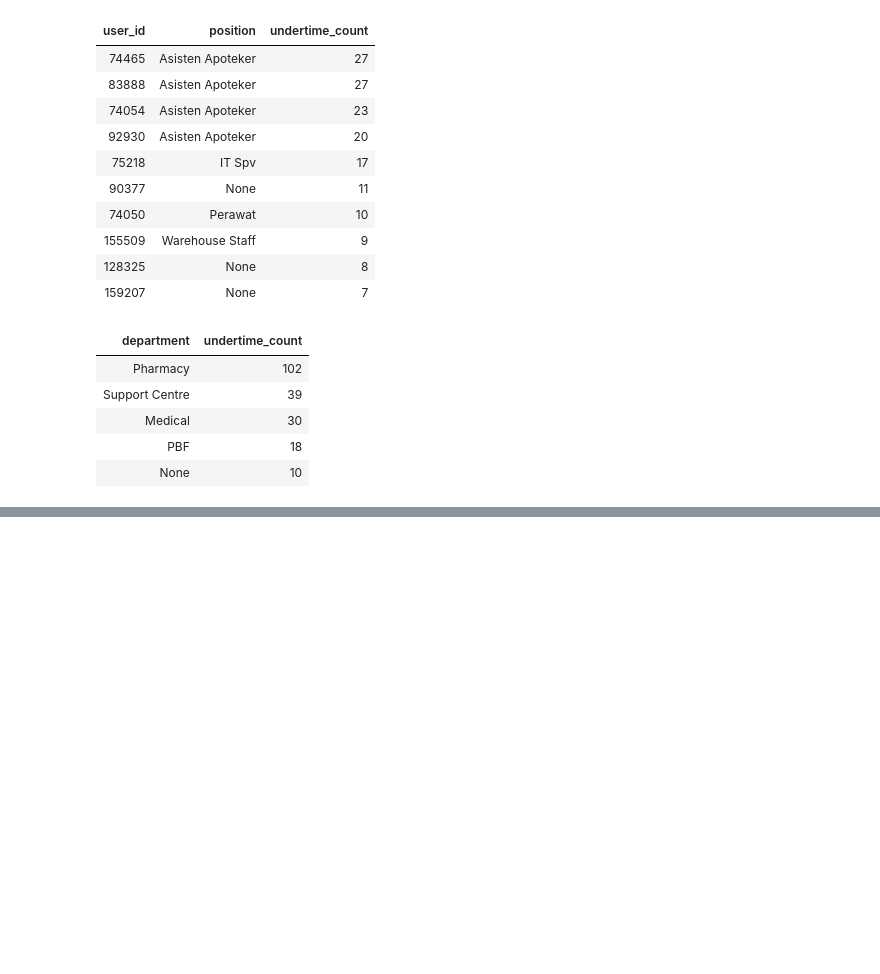
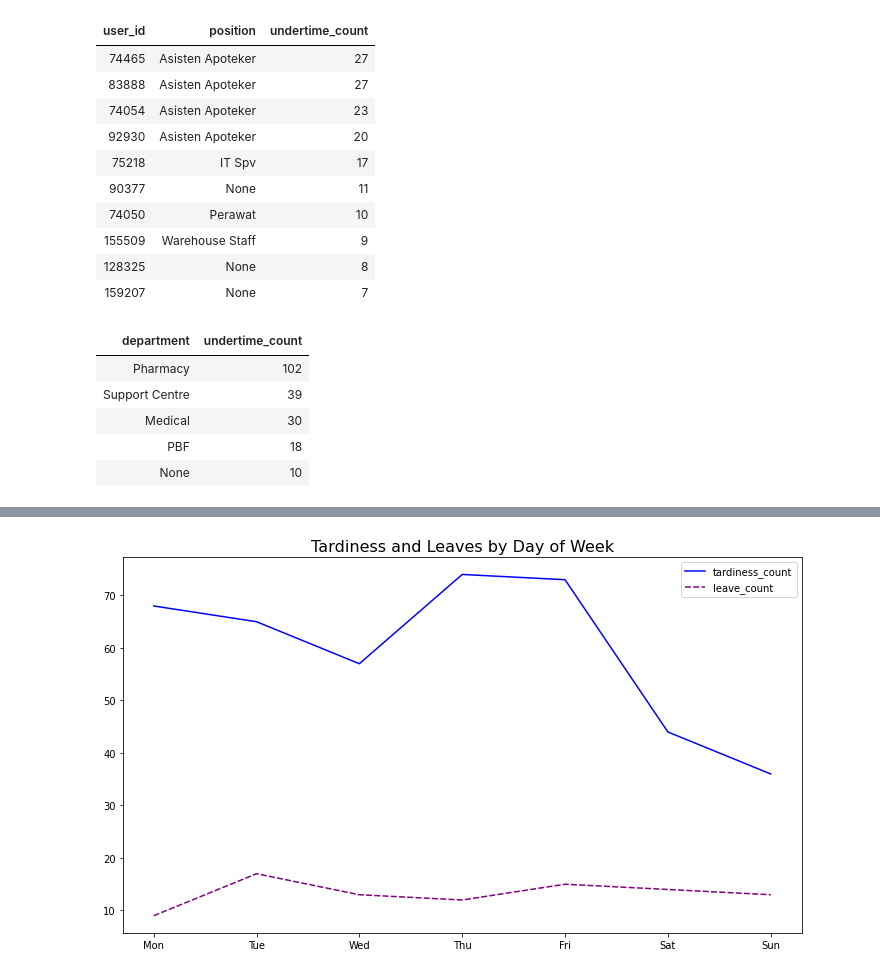
Before and after one commit to ebernardino01/DataAnalystPortfolio, a Jupyter notebook: Clockster/Clockster_Data_Analysis_Notebook.ipynb, the cells around one changed output, grey strips where cells are left out. Drawn from its saved outputs; the diff is of its cells as text; code cells hidden in the pictures; blank space fills up the shorter version.

```diff
--- a/Clockster/Clockster_Data_Analysis_Notebook.ipynb
+++ b/Clockster/Clockster_Data_Analysis_Notebook.ipynb
@@ -613,0 +829,18 @@ undertime_by_dept.style.hide(axis='index')
+# %%
+# Get leaves by day of week
+sch_lr_user['day'] = sch_lr_user['datetime'].dt.strftime('%a')
+leaves_by_day = \
+    sch_lr_user.groupby(['day'])['leave_type'].count().reset_index()
+
+# Convert day string into index then sort
+day_cat = ['Mon', 'Tue', 'Wed', 'Thu', 'Fri', 'Sat', 'Sun']
+leaves_by_day['index'] = pd.Categorical(
+    leaves_by_day['day'],
+    categories=day_cat,
+    ordered=True
+)
+leaves_by_day = leaves_by_day.set_index('index').sort_index()
+leaves_by_day = leaves_by_day.rename(
+    columns={'leave_type': 'leave_count'}
+)
+leaves_by_day.style.hide(axis='index')
@@ -613,0 +856,27 @@ undertime_by_dept.style.hide(axis='index')
+# %%
+# Merge tardiness and leaves by day of week
+tardiness_leaves_day = pd.merge(
+    tardy_by_day,
+    leaves_by_day,
+    on=['day'],
+    how='left'
+).fillna(0)
+tardiness_leaves_day = tardiness_leaves_day.set_index('day')
+
+# Plot the tardiness and leaves trend
+fig, ax = plt.subplots(figsize = (10, 6))
+sns.lineplot(
+    data=tardiness_leaves_day,
+    palette=['blue', 'purple'],
+    ax=ax
+)
+ax.set_title(
+    "Tardiness and Leaves by Day of Week",
+    fontsize=16
+)
+ax.set_xlabel('')
+ax.set_ylabel('')
+plt.tight_layout()
+plt.show()
+# %% [output]
+[figure, added]
```
Also changed, not shown: parts of 11 cells of this notebook.
